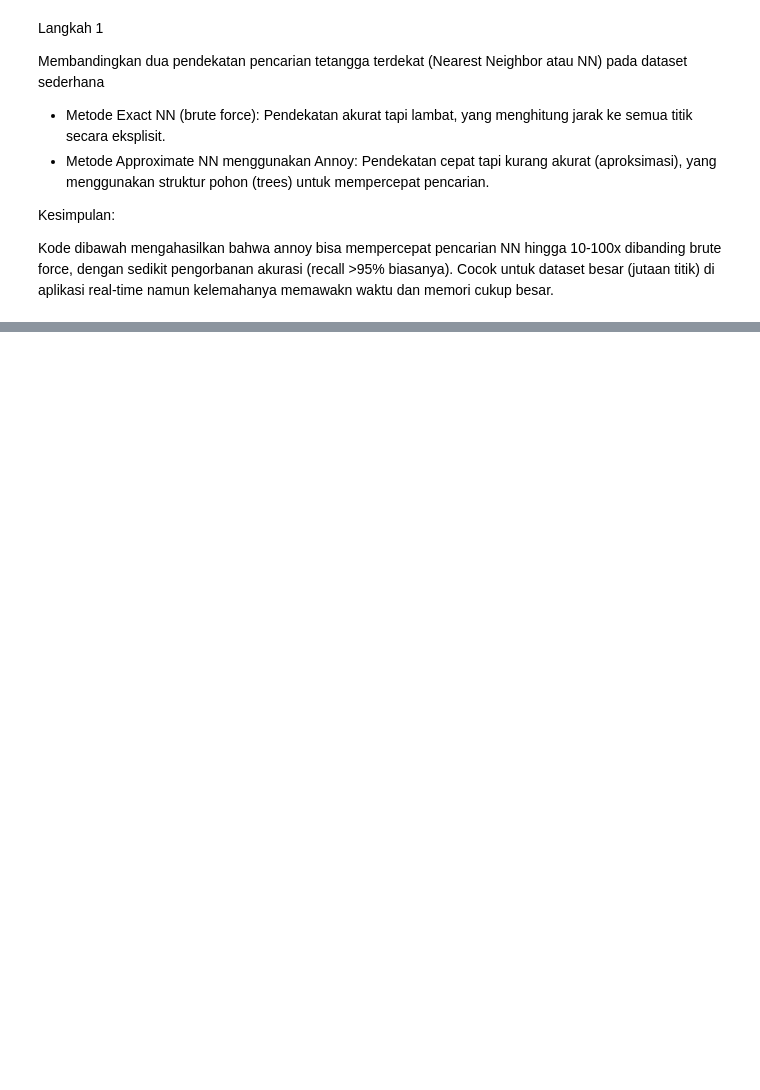
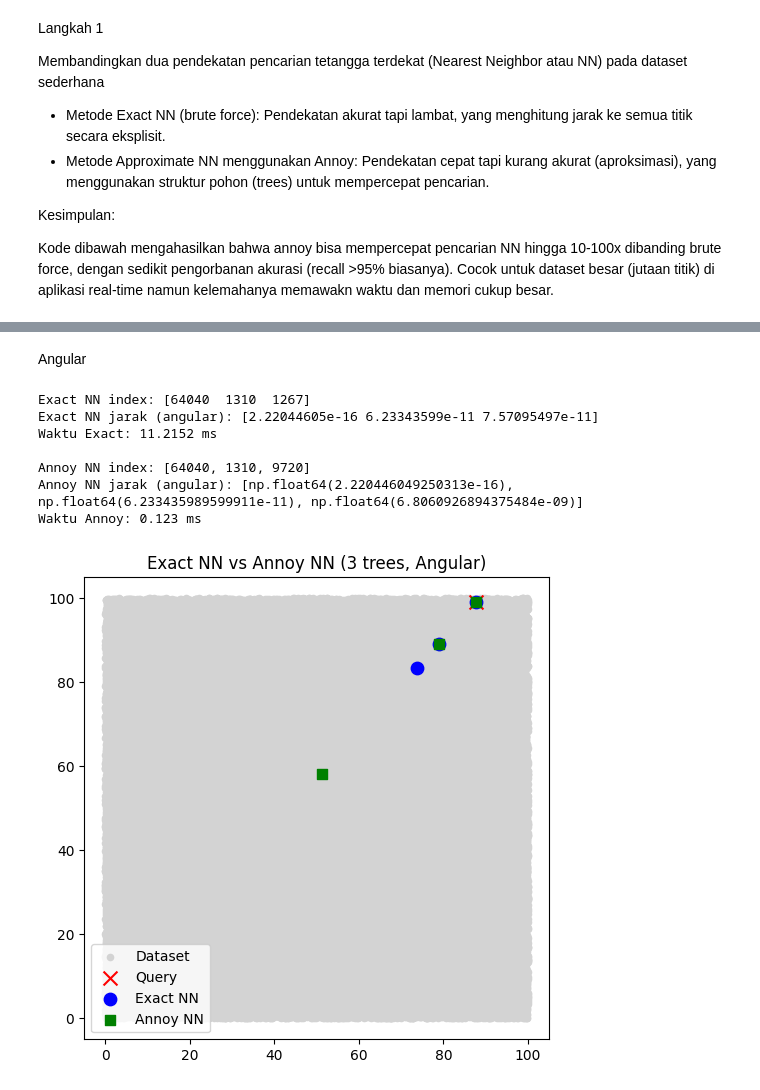
Before and after one commit to annisakrnn/Machine-Learning_2025, a Jupyter notebook: TG6_2341720070_ANNISA_KURNIAWATI.ipynb, the cells around one changed output, grey strips where cells are left out. Saved outputs shown, nothing was run; the diff lists cells and outputs as text; code cells hidden in the pictures; blank space fills up the shorter version.

```diff
--- a/TG6_2341720070_ANNISA_KURNIAWATI.ipynb
+++ b/TG6_2341720070_ANNISA_KURNIAWATI.ipynb
@@ -96,0 +96,70 @@ Waktu Annoy: 0.1063 ms
+# %% [markdown]
+Angular
+# %%
+import numpy as np
+import matplotlib.pyplot as plt
+import time
+
+from annoy import AnnoyIndex
+
+# 1. Dataset 2D
+np.random.seed(42)
+n_points = 100000
+X = np.random.rand(n_points, 2) * 100  # titik random dalam ruang 100x100
+
+# Query point (ambil salah satu titik random) - saran: ganti ke X[0] untuk konsistensi
+query = X[np.random.randint(0, n_points)]
+
+# 2. Exact NN (brute force) - DIRUBAH: Gunakan angular distance (1 - cosine sim)
+start = time.time()
+cos_sim = np.dot(X, query) / (np.linalg.norm(X, axis=1) * np.linalg.norm(query))
+distances = 1 - cos_sim  # Angular distance
+idx_exact = np.argsort(distances)[:3]  # ambil 3 terdekat
+time_exact = time.time() - start
+
+print("Exact NN index:", idx_exact)
+print("Exact NN jarak (angular):", distances[idx_exact])
+print("Waktu Exact:", round(time_exact*1000, 4), "ms")
+
+# 3. Annoy NN (3 tree) - DIRUBAH: Gunakan 'angular' metric
+f = 2  # dimensi
+t = AnnoyIndex(f, 'angular')  # Ubah ke 'angular'
+for i, vec in enumerate(X):
+    t.add_item(i, vec)
+
+t.build(3)  # 3 trees
+
+start = time.time()
+idx_ann = t.get_nns_by_vector(query, 3)  # cari 3 NN
+time_ann = time.time() - start
+
+# Hitung jarak Annoy untuk verifikasi (angular)
+ann_dist = [1 - (np.dot(X[i], query) / (np.linalg.norm(X[i]) * np.linalg.norm(query))) for i in idx_ann]
+
+print("\nAnnoy NN index:", idx_ann)
+print("Annoy NN jarak (angular):", ann_dist)
+print("Waktu Annoy:", round(time_ann*1000, 4), "ms")
+
+# 4. Visualisasi hasil (tetap sama, karena plot Euclidean-based)
+plt.figure(figsize=(6,6))
+plt.scatter(X[:,0], X[:,1], c="lightgray", s=20, label="Dataset")
+plt.scatter(query[0], query[1], c="red", marker="x", s=100, label="Query")
+
+# Exact NN ditandai biru
+plt.scatter(X[idx_exact,0], X[idx_exact,1], c="blue", s=80, label="Exact NN")
+
+# Annoy NN ditandai hijau
+plt.scatter(X[idx_ann,0], X[idx_ann,1], c="green", s=50, marker="s", label="Annoy NN")
+
+plt.legend()
+plt.title("Exact NN vs Annoy NN (3 trees, Angular)")
+plt.show()
+# %% [output]
+Exact NN index: [64040  1310  1267]
+Exact NN jarak (angular): [2.22044605e-16 6.23343599e-11 7.57095497e-11]
+Waktu Exact: 11.2152 ms
+
+Annoy NN index: [64040, 1310, 9720]
+Annoy NN jarak (angular): [np.float64(2.220446049250313e-16), np.float64(6.233435989599911e-11), np.float64(6.8060926894375484e-09)]
+Waktu Annoy: 0.123 ms
+[figure, added]
```
Also changed, not shown: parts of 35 cells of this notebook.
